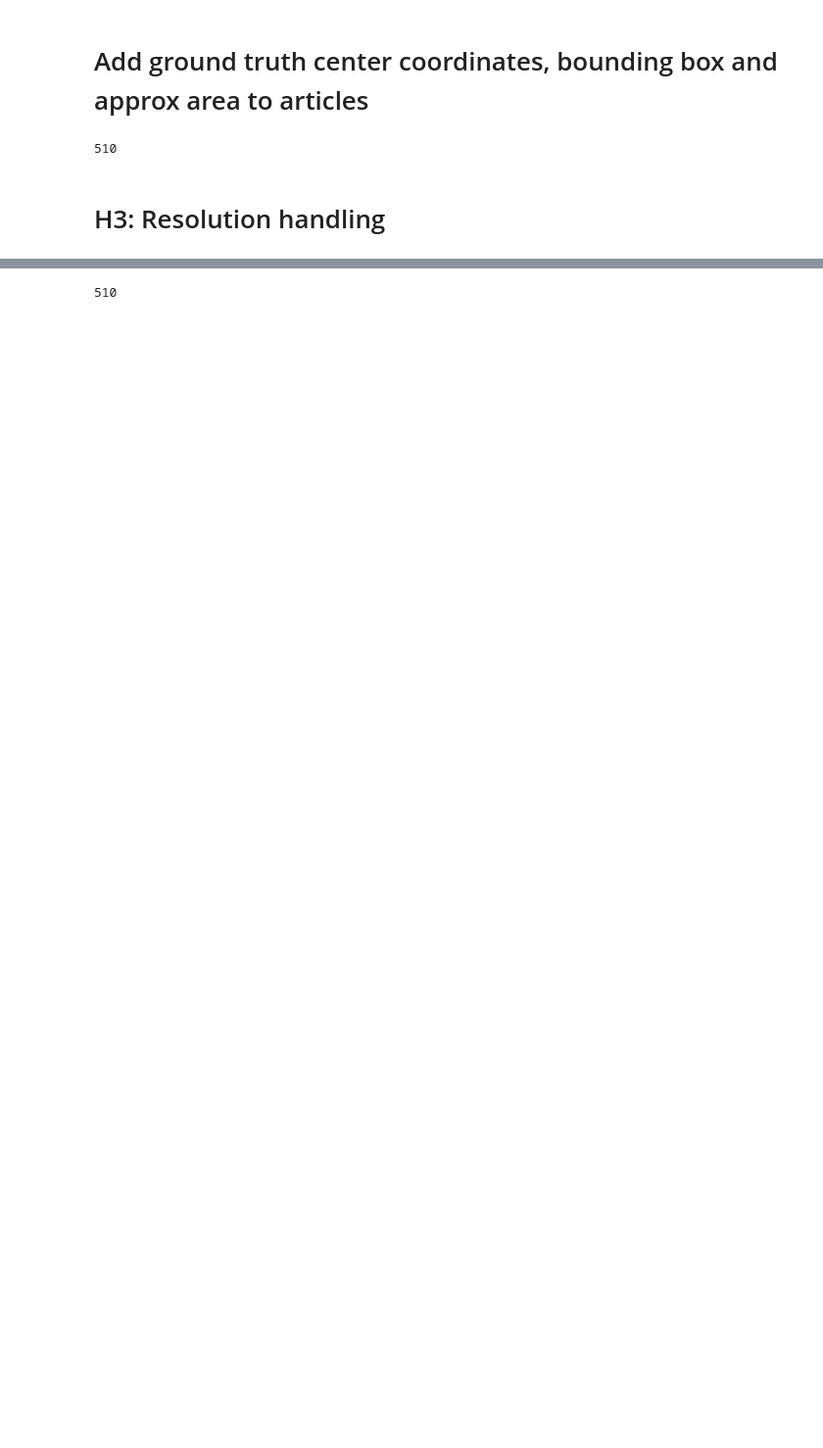
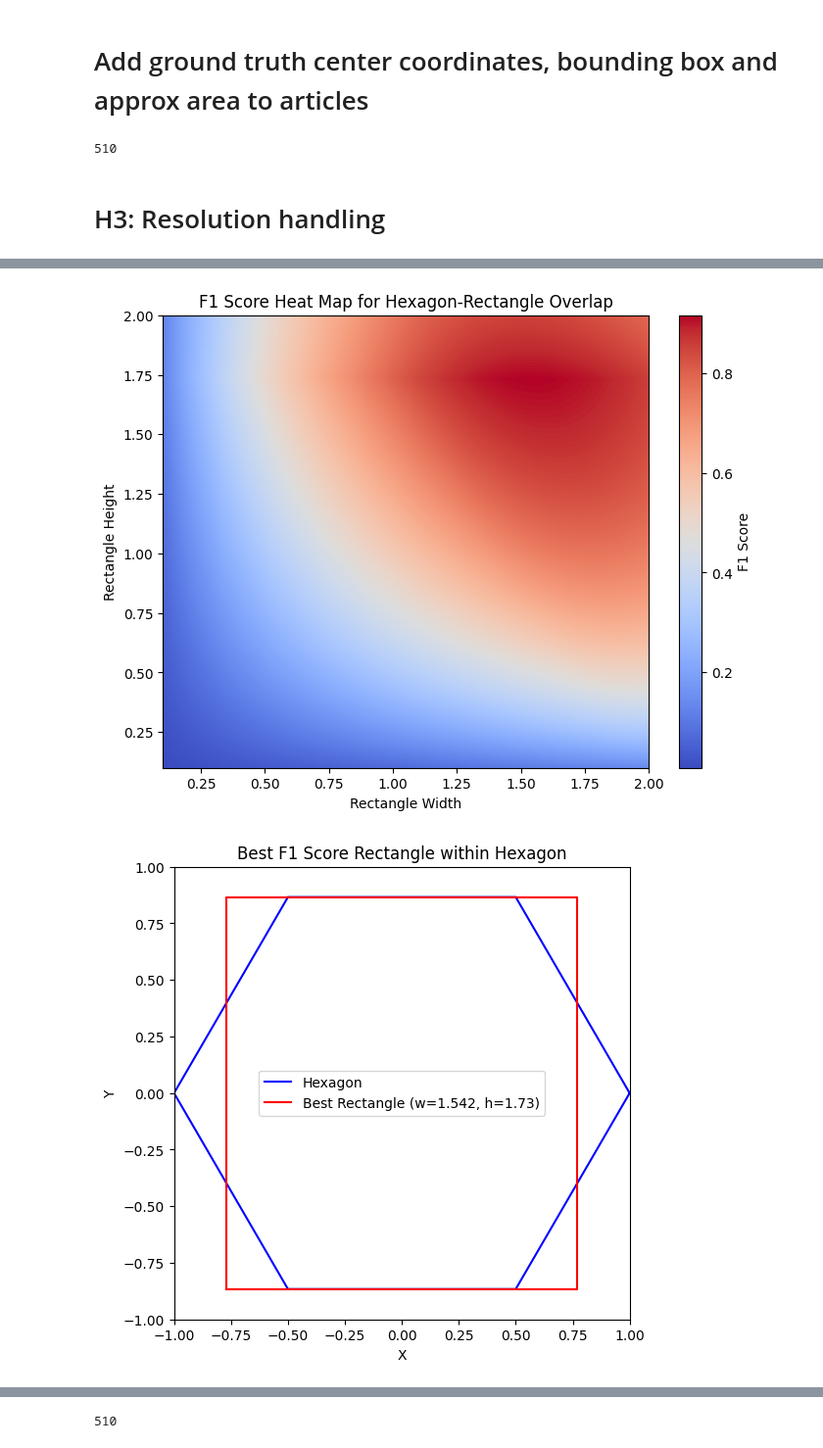
Before and after one commit to pumucklkopf/georelating-natural-disasters-with-llm-agents, a Jupyter notebook: modules/geocode_exploration.ipynb, the cells around one changed output, grey strips where cells are left out. Shown at 98% size. Drawn from its saved outputs; the diff is of its cells as text; code cells hidden in the pictures; blank space fills up the shorter version.

```diff
--- a/modules/geocode_exploration.ipynb
+++ b/modules/geocode_exploration.ipynb
@@ -548,0 +504,78 @@ average f1: 0.23050649344980562
+# %%
+import numpy as np
+import matplotlib.pyplot as plt
+from shapely.geometry import Polygon, box
+import shapely.ops as ops
+
+def create_hexagon(side_length=1):
+    """Create a regular hexagon centered at the origin with a given side length."""
+    angles = np.linspace(0, 2 * np.pi, 7)[:-1]  # Six angles
+    vertices = [(side_length * np.cos(a), side_length * np.sin(a)) for a in angles]
+    return Polygon(vertices)
+
+def create_rectangle(width, height):
+    """Create a rectangle centered at the origin with given width and height."""
+    half_w, half_h = width / 2, height / 2
+    vertices = [(-half_w, -half_h), (half_w, -half_h), (half_w, half_h), (-half_w, half_h)]
+    return Polygon(vertices)
+
+def compute_f1(hexagon, rectangle):
+    """Compute F1 score based on intersection, precision, and recall."""
+    intersection = hexagon.intersection(rectangle).area
+    precision = intersection / hexagon.area
+    recall = intersection / rectangle.area if rectangle.area > 0 else 0
+    f1 = 2 * (precision * recall) / (precision + recall) if (precision + recall) > 0 else 0
+    return f1
+
+def simulate_f1():
+    """Simulate the F1 score as the rectangle shrinks from the hexagon's bounding box and visualize with a heat map."""
+    hexagon = create_hexagon()
+    bbox = hexagon.bounds  # (minx, miny, maxx, maxy)
+    max_width, max_height = bbox[2] - bbox[0], bbox[3] - bbox[1]
+
+    max_overall = max(max_height, max_width)
+
+    width_values = height_values = np.linspace(0.1, max_overall, 1000)
+
+    f1_matrix = np.zeros((len(height_values), len(width_values)))
+    best_f1, best_w, best_h = 0, 0, 0
+
+    for i, h in enumerate(height_values):
+        for j, w in enumerate(width_values):
+            rectangle = create_rectangle(w, h)
+            f1_score = compute_f1(hexagon, rectangle)
+            f1_matrix[i, j] = f1_score
+            if f1_score > best_f1:
+                best_f1, best_w, best_h = f1_score, w, h
+
+    plt.figure(figsize=(8, 6))
+    plt.imshow(f1_matrix, extent=[0.1, max_overall, 0.1, max_overall], origin='lower', aspect='auto', cmap='coolwarm')
+    plt.colorbar(label='F1 Score')
+    plt.xlabel('Rectangle Width')
+    plt.ylabel('Rectangle Height')
+    plt.title('F1 Score Heat Map for Hexagon-Rectangle Overlap')
+    plt.show()
+
+    # Plot the hexagon and the best rectangle
+    best_rectangle = create_rectangle(best_w, best_h)
+    fig, ax = plt.subplots(figsize=(6, 6))
+
+    x, y = hexagon.exterior.xy
+    ax.plot(x, y, 'b-', label='Hexagon')
+
+    x, y = best_rectangle.exterior.xy
+    ax.plot(x, y, 'r-', label=f'Best Rectangle (w={best_w:.3f}, h={best_h:.3})')
+
+    ax.set_xlim(-max_overall / 2, max_overall / 2)
+    ax.set_ylim(-max_overall / 2, max_overall / 2)
+    ax.set_xlabel('X')
+    ax.set_ylabel('Y')
+    ax.set_title('Best F1 Score Rectangle within Hexagon')
+    ax.legend()
+    plt.show()
+    return f1_matrix, best_f1
+
+# f1_matrix, best_f1 = simulate_f1()
+# %% [output]
+[figure, added]
+[figure, added]
```
Also changed, not shown: parts of 23 cells of this notebook, 5 other files.
